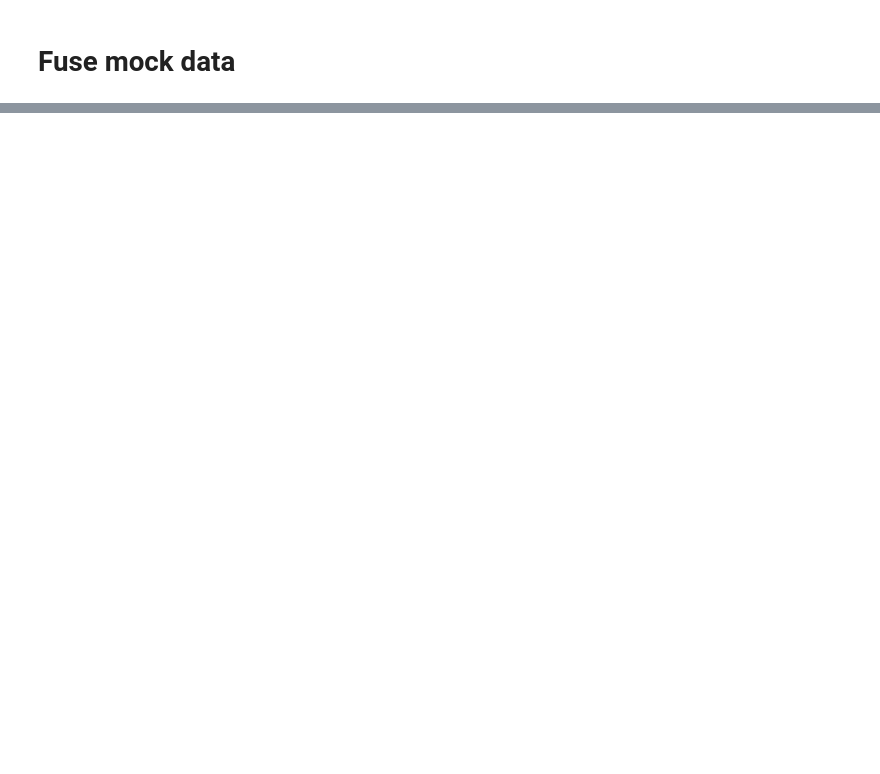
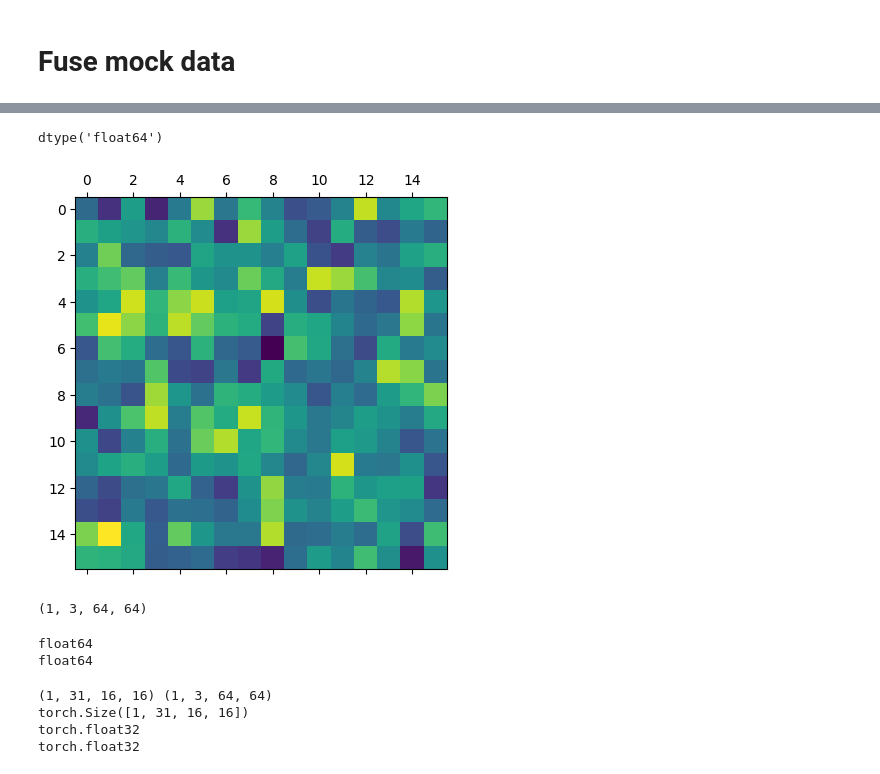
Before and after one commit to jtreguer/HSR-KAN, a Jupyter notebook: KAN_testing.ipynb, the cells around one changed output, grey strips where cells are left out. Saved outputs shown, nothing was run; the diff lists cells and outputs as text; code cells hidden in the pictures; blank space fills up the shorter version.

```diff
--- a/KAN_testing.ipynb
+++ b/KAN_testing.ipynb
@@ -77,6 +78,34 @@ plt.matshow(gt[:,:,0])
 # %%
 from skimage.transform import resize
 from skimage.measure import block_reduce
 
 lr_hs = resize(gt, (16, 16, 31), anti_aliasing=True)
 plt.matshow(lr_hs[:,:,0])
+lr_hs = lr_hs.reshape(1,31,16,16)
+lr_hs.dtype
+# %% [output]
+dtype('float64')
+[figure, added]
+# %%
+hr_ms = gt.reshape((1,31,64,64))[:,:3,:,:].astype(np.float64)
+hr_ms.shape
+# %% [output]
+(1, 3, 64, 64)
+# %%
+print(hr_ms.dtype)
+print(lr_hs.dtype)
+# %% [output]
+float64
+float64
+# %%
+print(lr_hs.shape,hr_ms.shape)
+print(torch.tensor(lr_hs).shape)
+lr_hs_torch = torch.tensor(lr_hs, dtype=torch.float32).to(device)
+hr_ms_torch = torch.tensor(hr_ms, dtype=torch.float32).to(device)
+print(hr_ms_torch.dtype)
+print(lr_hs_torch.dtype)
+# %% [output]
+(1, 31, 16, 16) (1, 3, 64, 64)
+torch.Size([1, 31, 16, 16])
+torch.float32
+torch.float32
```
Also changed, not shown: parts of 16 cells of this notebook, 3 other files.
